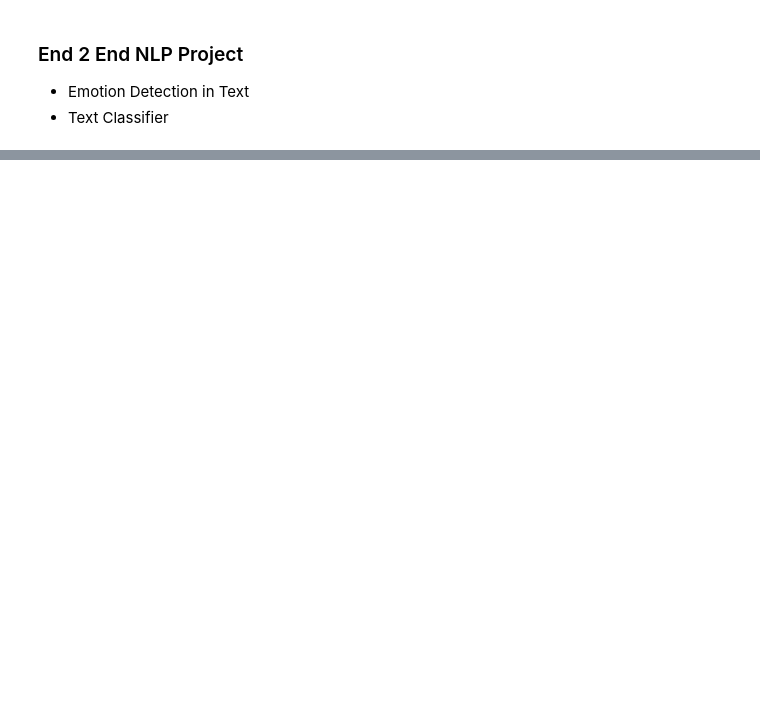
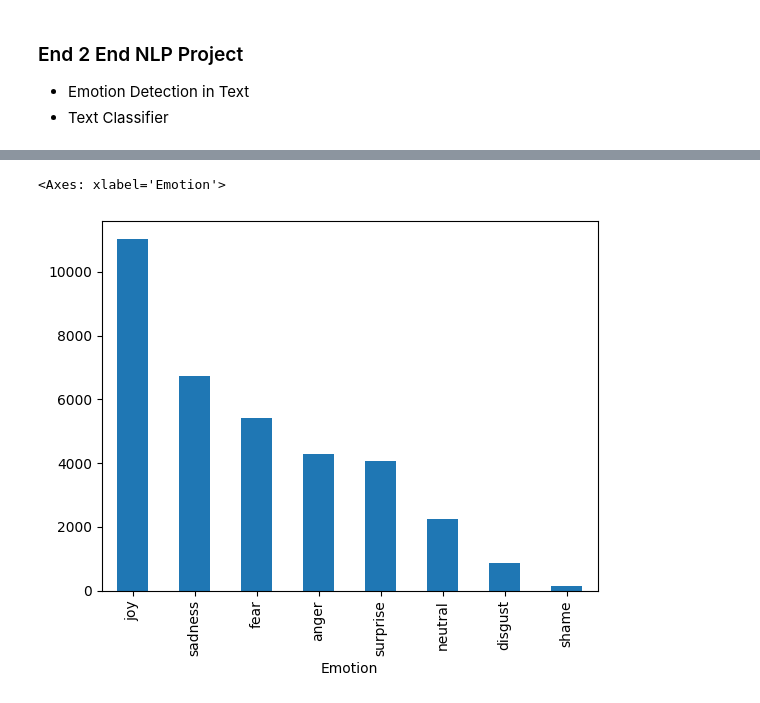
Before and after one commit to DUEKALION/end2end-nlp-project, a Jupyter notebook: notebooks/End2End-NLP-Project.ipynb, the cells around one changed output, grey strips where cells are left out. Cells and saved outputs as stored; diff of their text form; code cells hidden in the pictures; blank space fills up the shorter version.

Commit message:
rendered my emotions dataset on a chart

```diff
--- a/notebooks/End2End-NLP-Project.ipynb
+++ b/notebooks/End2End-NLP-Project.ipynb
@@ -62 +66,6 @@ NameError: name 'sbn' is not defined
+# %%
+df['Emotion'].value_counts().plot(kind='bar')
+# %% [output]
+<Axes: xlabel='Emotion'>
+[figure, added]
 # %%
```
Also changed, not shown: parts of 12 cells of this notebook.
